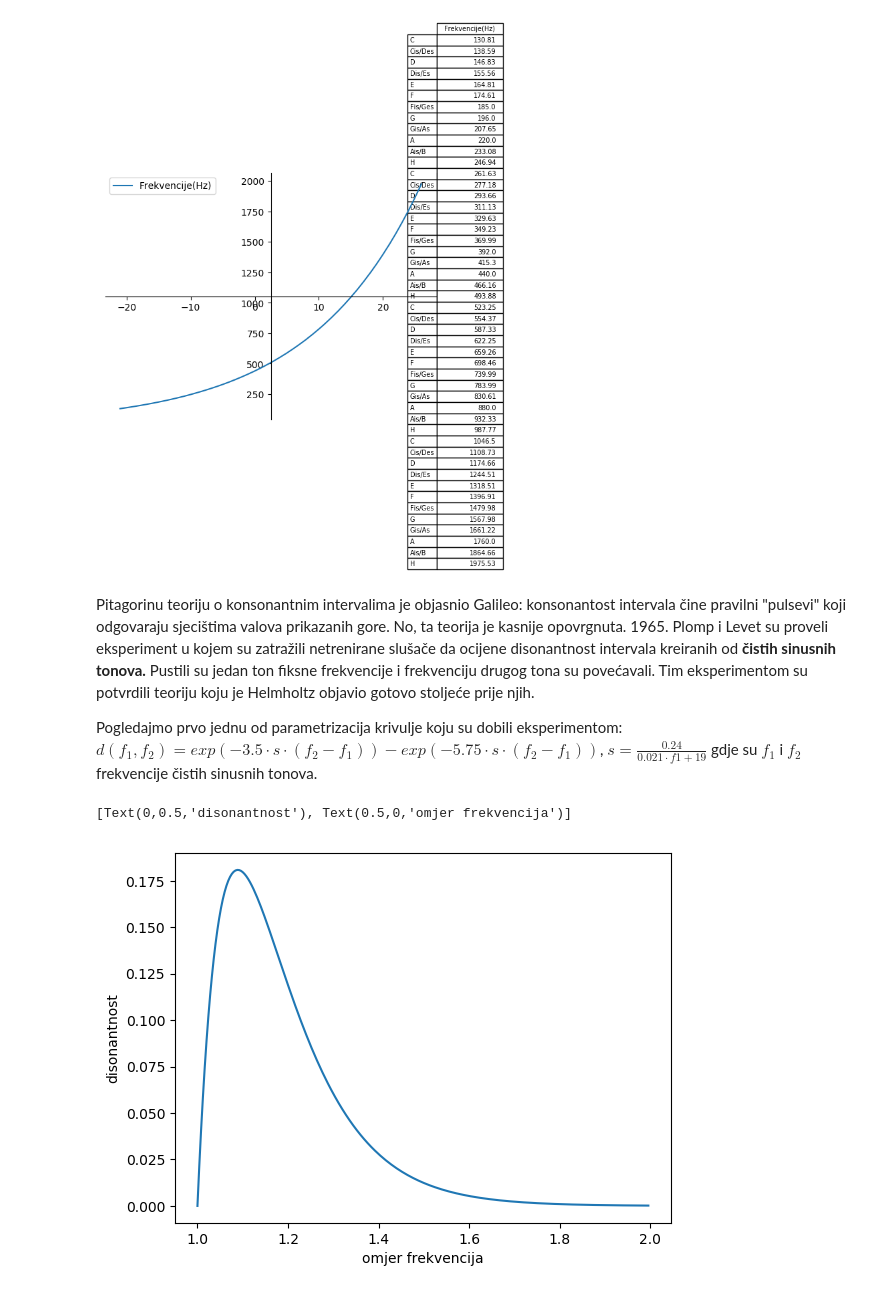
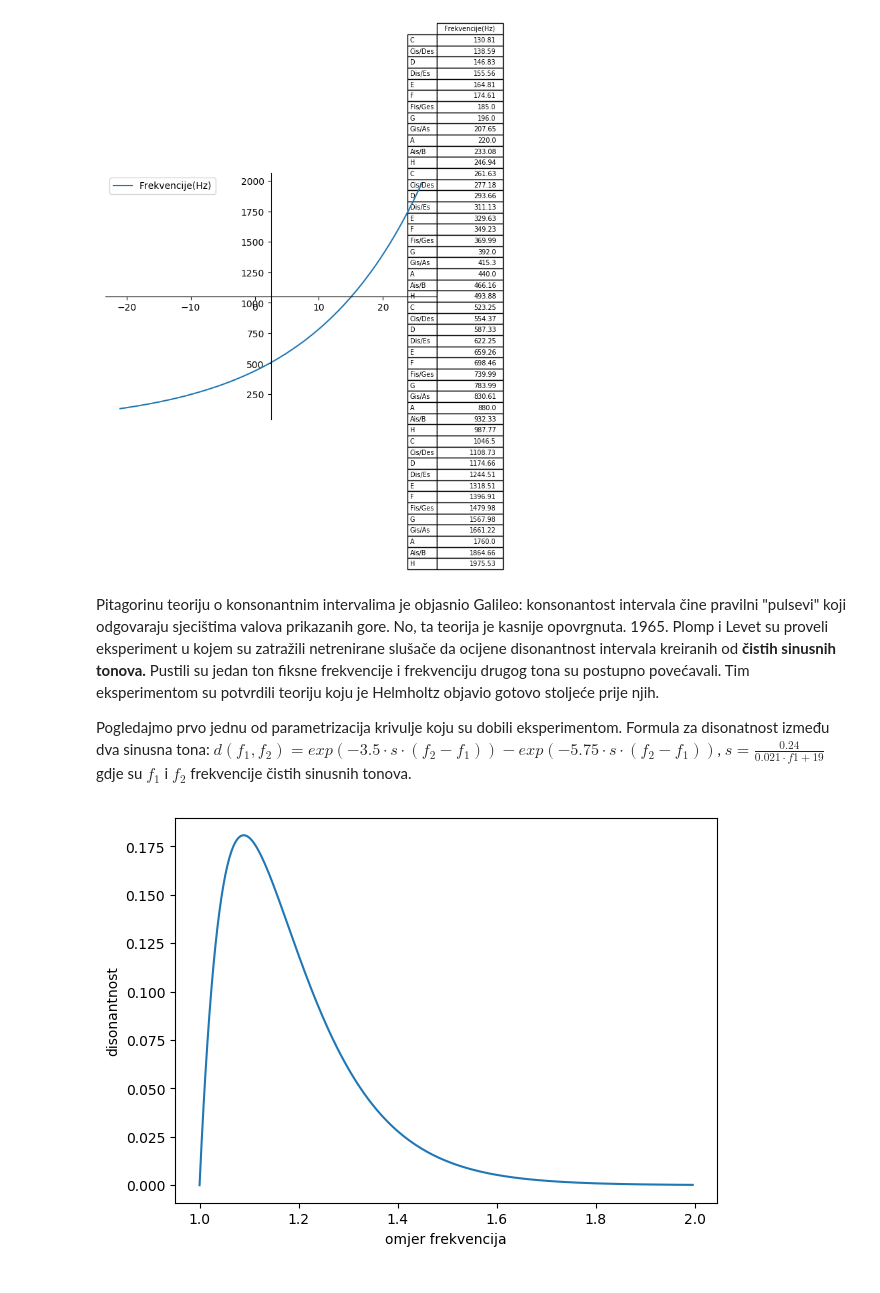
Before and after one commit to larajko/Matemati-ki-softver, a Jupyter notebook: Zadaca1.ipynb, the cells around one changed output. Drawn from its saved outputs; the diff is of its cells as text; code cells hidden in the pictures.

```diff
--- a/Zadaca1.ipynb
+++ b/Zadaca1.ipynb
@@ -188,34 +201,31 @@ ax.spines['top'].set_visible(False)
 # %% [output]
 [figure]
 # %% [markdown]
-Pitagorinu teoriju o konsonantnim intervalima je objasnio Galileo: konsonantost intervala čine pravilni "pulsevi" koji odgovaraju sjecištima valova prikazanih gore. No, ta teorija je kasnije opovrgnuta. 1965. Plomp i Levet su proveli eksperiment u kojem su zatražili netrenirane slušače da ocijene disonantnost intervala kreiranih od **čistih sinusnih tonova.** Pustili su jedan ton fiksne frekvencije i frekvenciju drugog tona su povećavali.
+Pitagorinu teoriju o konsonantnim intervalima je objasnio Galileo: konsonantost intervala čine pravilni "pulsevi" koji odgovaraju sjecištima valova prikazanih gore. No, ta teorija je kasnije opovrgnuta. 1965. Plomp i Levet su proveli eksperiment u kojem su zatražili netrenirane slušače da ocijene disonantnost intervala kreiranih od **čistih sinusnih tonova.** Pustili su jedan ton fiksne frekvencije i frekvenciju drugog tona su postupno povećavali.
 Tim eksperimentom su potvrdili teoriju koju je Helmholtz objavio gotovo stoljeće prije njih.
 
-Pogledajmo prvo jednu od parametrizacija krivulje koju su dobili eksperimentom:
-$d(f_1,f_2)=exp(-3.5\cdot s \cdot (f_2-f_1))-exp(-5.75\cdot s \cdot (f_2-f_1))$,
+Pogledajmo prvo jednu od parametrizacija krivulje koju su dobili eksperimentom.
+Formula za disonatnost između dva sinusna tona: $d(f_1,f_2)=exp(-3.5\cdot s \cdot (f_2-f_1))-exp(-5.75\cdot s \cdot (f_2-f_1))$,
 $s=\frac{0.24}{0.021\cdot f1+19}$ gdje su $f_1$ i $f_2$ frekvencije čistih sinusnih tonova.
 # %%
-import numpy as np
-import matplotlib.pyplot as plt
-
 def plomp(f1,f2):
     fmin=min(f1,f2)
     fmax=max(f1,f2)
     s=0.24/(0.021*fmin+19.)
     return (np.exp(-3.5*s*(fmax-fmin))-np.exp(-5.75*s*(fmax-fmin)))
 
 frek = np.arange(250.,500.,1.)
 krivulja = np.zeros((len(frek)))
 
 for i,f in enumerate(frek):
     krivulja[i] = plomp(250.,f)
 
 frek=frek/250
 
-fig, ax = plt.subplots()
-plt.plot(frek,krivulja)
+fig, ax = plt.subplots(figsize=(7, 5))
+ax.plot(frek,krivulja)
 ax.set(xlabel="omjer frekvencija", ylabel="disonantnost")
+plt.show()
 # %% [output]
-[Text(0,0.5,'disonantnost'), Text(0.5,0,'omjer frekvencija')]
-[figure, old version]
+[figure, new version]
 # %% [markdown]
```
Also changed, not shown: parts of 26 cells of this notebook, 1 other file.
